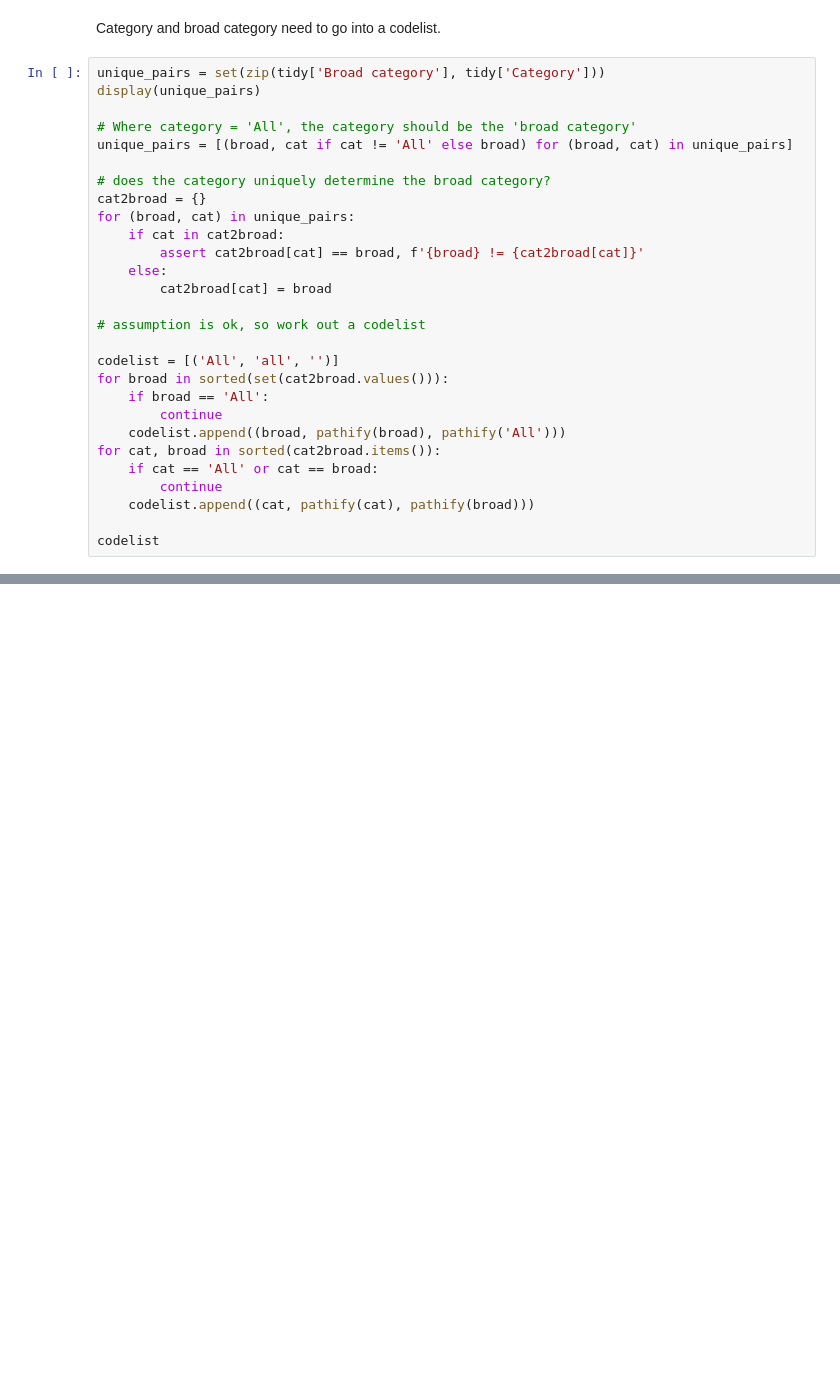
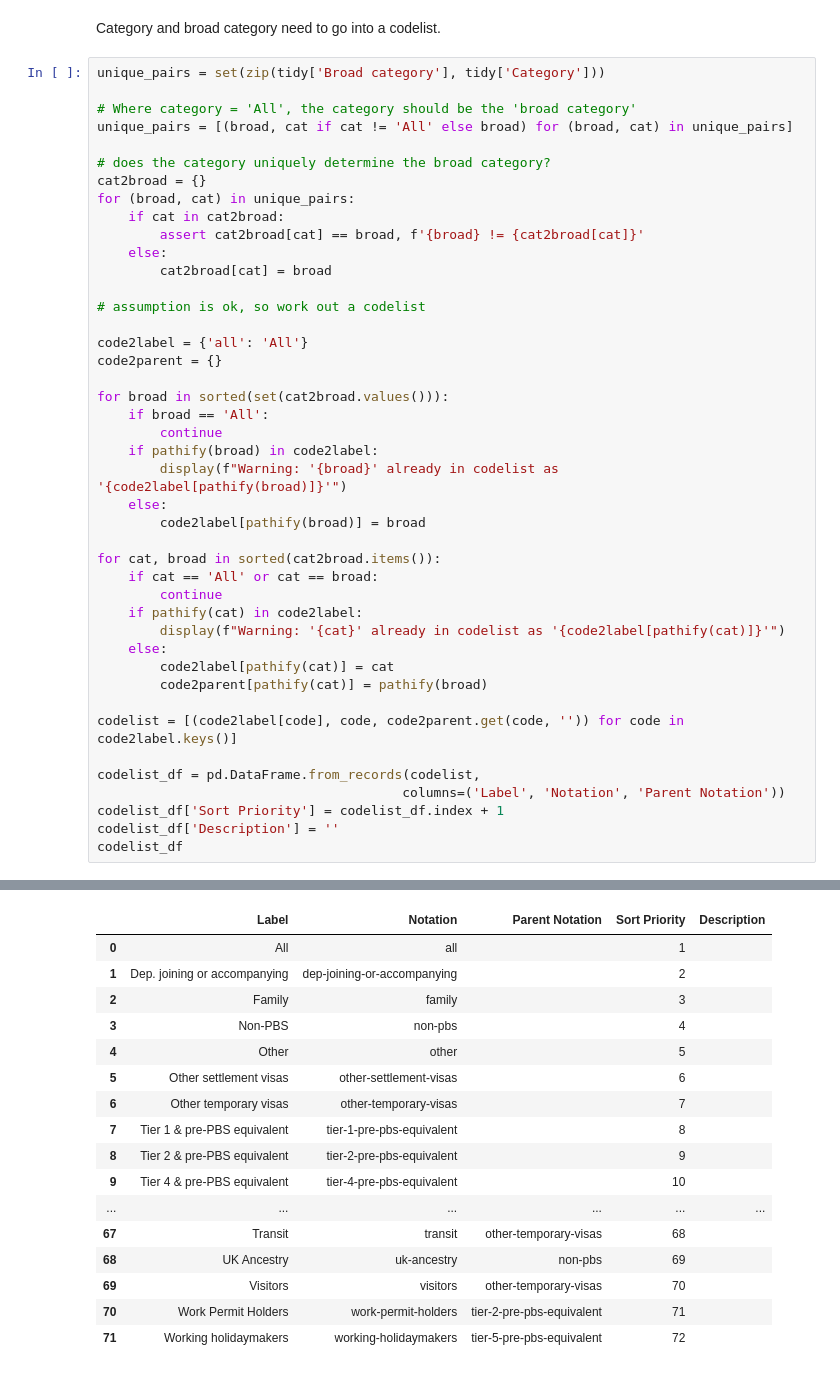
Before and after one commit to GSS-Cogs/HO-entry-visas, a Jupyter notebook: Entry clearance visa applications and resolution by category ( vi_01_q).ipynb, the cells around one changed output, grey strips where cells are left out. Saved outputs shown, nothing was run; the diff lists cells and outputs as text; blank space fills up the shorter version.

```diff
--- a/Entry clearance visa applications and resolution by category ( vi_01_q).ipynb
+++ b/Entry clearance visa applications and resolution by category ( vi_01_q).ipynb
@@ -170,7 +170,6 @@ tidy
 Category and broad category need to go into a codelist.
 # %%
 unique_pairs = set(zip(tidy['Broad category'], tidy['Category']))
-display(unique_pairs)
 
 # Where category = 'All', the category should be the 'broad category'
 unique_pairs = [(broad, cat if cat != 'All' else broad) for (broad, cat) in unique_pairs]
@@ -185,15 +184,31 @@ for (broad, cat) in unique_pairs:
 
 # assumption is ok, so work out a codelist
 
-codelist = [('All', 'all', '')]
+code2label = {'all': 'All'}
+code2parent = {}
+
 for broad in sorted(set(cat2broad.values())):
     if broad == 'All':
         continue
-    codelist.append((broad, pathify(broad), pathify('All')))
+    if pathify(broad) in code2label:
+        display(f"Warning: '{broad}' already in codelist as '{code2label[pathify(broad)]}'")
+    else:
+        code2label[pathify(broad)] = broad
+
 for cat, broad in sorted(cat2broad.items()):
     if cat == 'All' or cat == broad:
         continue
-    codelist.append((cat, pathify(cat), pathify(broad)))
+    if pathify(cat) in code2label:
+        display(f"Warning: '{cat}' already in codelist as '{code2label[pathify(cat)]}'")
+    else:
+        code2label[pathify(cat)] = cat
+        code2parent[pathify(cat)] = pathify(broad)
 
-codelist
+codelist = [(code2label[code], code, code2parent.get(code, '')) for code in code2label.keys()]
+
+codelist_df = pd.DataFrame.from_records(codelist,
+                                       columns=('Label', 'Notation', 'Parent Notation'))
+codelist_df['Sort Priority'] = codelist_df.index + 1
+codelist_df['Description'] = ''
+codelist_df
 # %% [output]
@@ -233,0 +218,17 @@ codelist
+|  | Label | Notation | Parent Notation | Sort Priority | Description |
+| 0 | All | all |  | 1 |  |
+| 1 | Dep. joining or accompanying | dep-joining-or-accompanying |  | 2 |  |
+| 2 | Family | family |  | 3 |  |
+| 3 | Non-PBS | non-pbs |  | 4 |  |
+| 4 | Other | other |  | 5 |  |
+| 5 | Other settlement visas | other-settlement-visas |  | 6 |  |
+| 6 | Other temporary visas | other-temporary-visas |  | 7 |  |
+| 7 | Tier 1 & pre-PBS equivalent | tier-1-pre-pbs-equivalent |  | 8 |  |
+| 8 | Tier 2 & pre-PBS equivalent | tier-2-pre-pbs-equivalent |  | 9 |  |
+| 9 | Tier 4 & pre-PBS equivalent | tier-4-pre-pbs-equivalent |  | 10 |  |
+| ... | ... | ... | ... | ... | ... |
+| 67 | Transit | transit | other-temporary-visas | 68 |  |
+| 68 | UK Ancestry | uk-ancestry | non-pbs | 69 |  |
+| 69 | Visitors | visitors | other-temporary-visas | 70 |  |
+| 70 | Work Permit Holders | work-permit-holders | tier-2-pre-pbs-equivalent | 71 |  |
+| 71 | Working holidaymakers | working-holidaymakers | tier-5-pre-pbs-equivalent | 72 |  |
```
Also changed, not shown: parts of 2 cells of this notebook.
